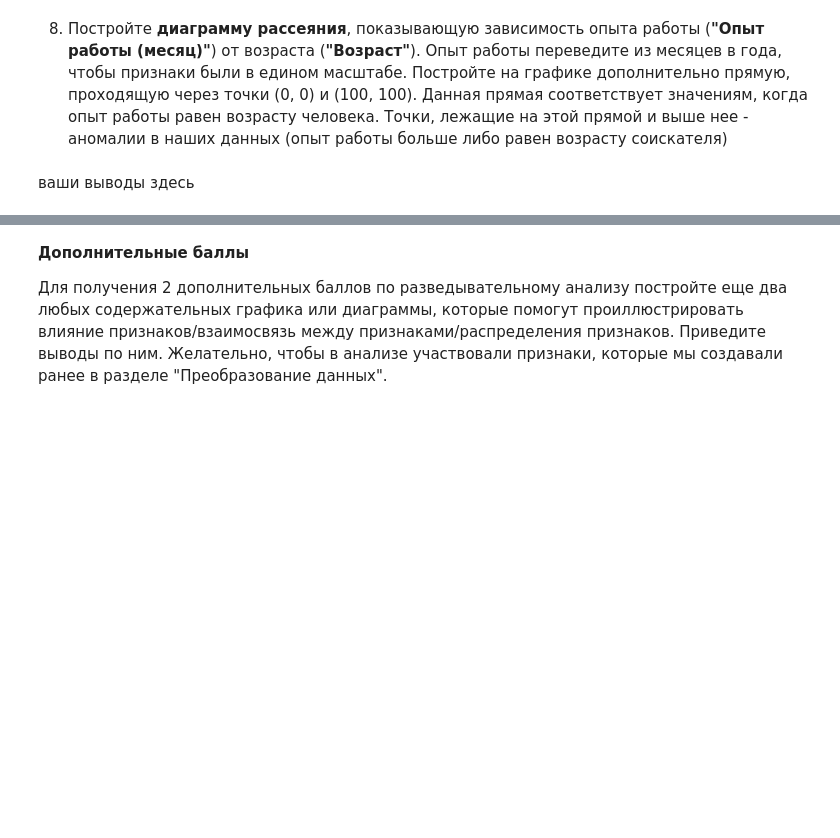
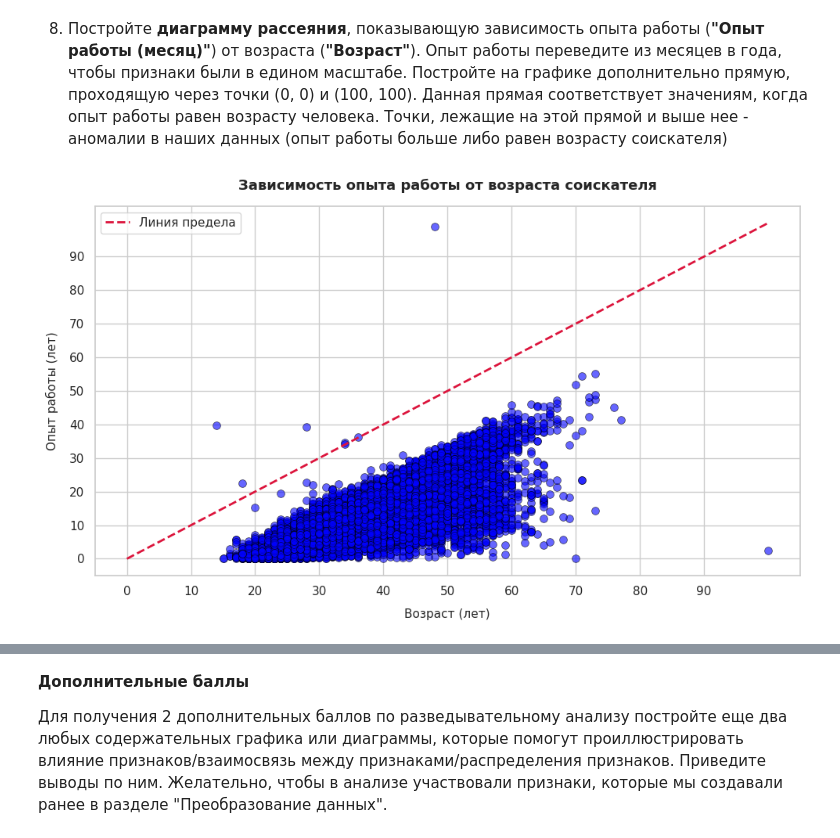
Before and after one commit to rostovcevartem209/hh_database, a Jupyter notebook: hh_database_project.ipynb, the cells around one changed output, grey strips where cells are left out. Saved outputs shown, nothing was run; the diff lists cells and outputs as text; code cells hidden in the pictures; blank space fills up the shorter version.

```diff
--- a/hh_database_project.ipynb
+++ b/hh_database_project.ipynb
@@ -783,2 +781,42 @@ plt.show()
-# %% [markdown]
-ваши выводы здесь
+# %%
+db_curr_copy = db_curr.copy()
+db_curr_copy['Опыт работы (лет)'] = (db_curr_copy['Опыт работы (месяц)']/12).round(1)
+
+sns.set_theme(style='whitegrid')
+plt.figure(figsize=(10,6))
+
+ax = sns.scatterplot(
+    data = db_curr_copy,
+    x='Возраст',
+    y='Опыт работы (лет)',
+    alpha = 0.6,
+    color='blue',
+    edgecolor='black',
+    s=50
+)
+
+plt.plot([0,100], [0,100],
+         color='crimson',
+         linestyle='--',
+         linewidth=2,
+         label='Линия предела')
+
+plt.xticks(range(0,100,10))
+plt.yticks(range(0,100,10))
+
+plt.title('Зависимость опыта работы от возраста соискателя',
+          fontsize=13,
+          fontweight='bold',
+          pad=15)
+plt.xlabel('Возраст (лет)',
+           fontsize=11,
+           labelpad=10)
+plt.ylabel('Опыт работы (лет)',
+           fontsize=11,
+           labelpad=10)
+
+plt.legend()
+plt.tight_layout()
+plt.show()
+# %% [output]
+[figure, added]
```
Also changed, not shown: parts of 2 cells of this notebook.
